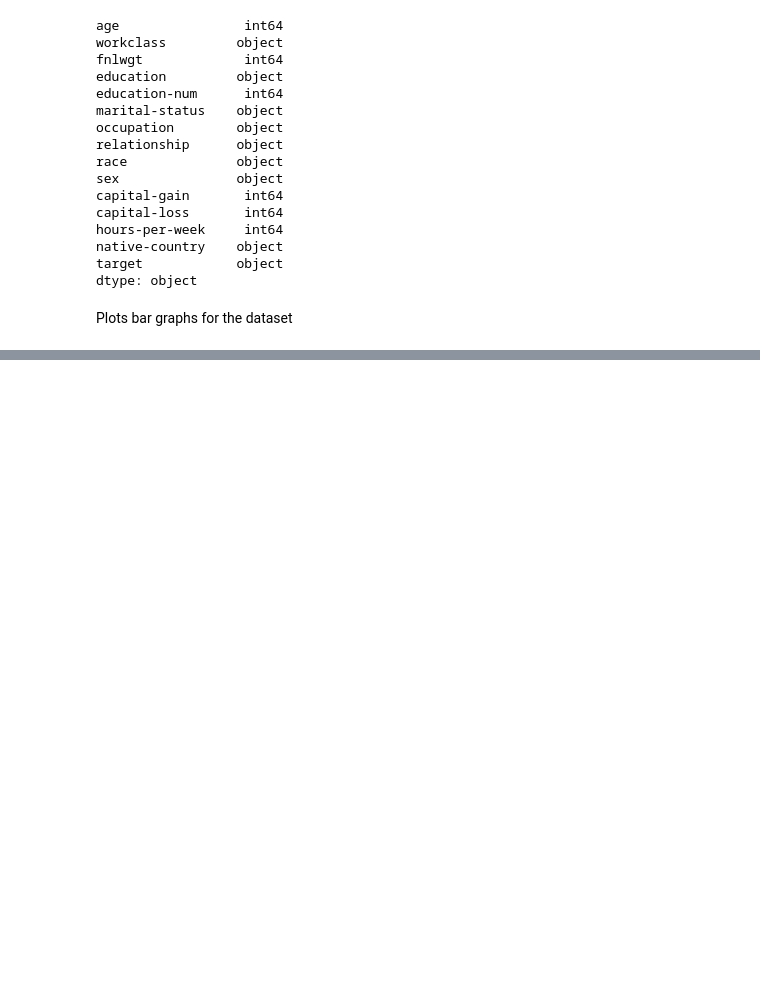
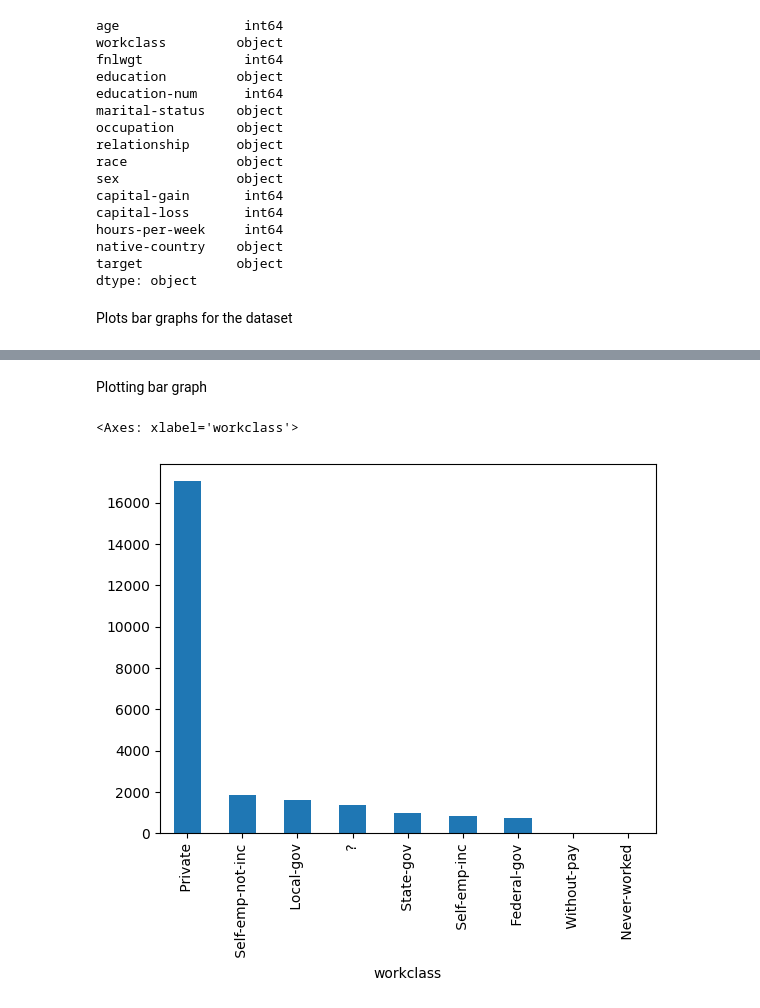
Before and after one commit to Phionanamugga/Feature_Engineering, a Jupyter notebook: feature_engineering.ipynb, the cells around one changed output, grey strips where cells are left out. Saved outputs shown, nothing was run; the diff lists cells and outputs as text; code cells hidden in the pictures; blank space fills up the shorter version.

Commit message:
plots bar graph for our dataset

```diff
--- a/feature_engineering.ipynb
+++ b/feature_engineering.ipynb
@@ -57,0 +65,7 @@ ImportError: matplotlib is required for plotting when the default backend "matpl
+# %% [markdown]
+Plotting bar graph
+# %%
+df_train["workclass"].value_counts().plot(kind="bar")
+# %% [output]
+<Axes: xlabel='workclass'>
+[figure, added]
```
Also changed, not shown: parts of 1 cell of this notebook.
